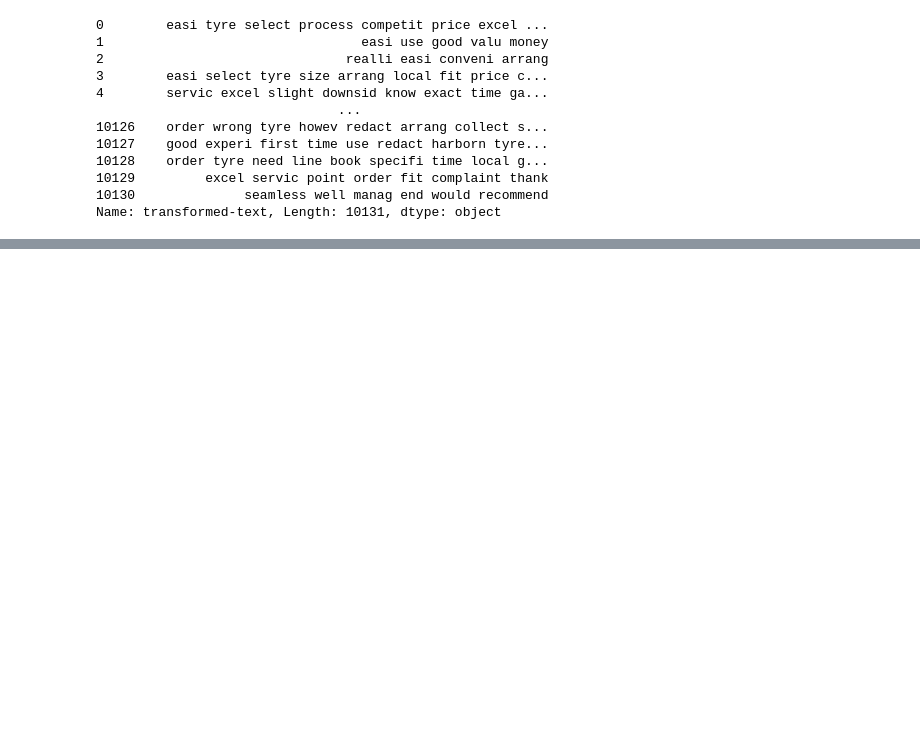
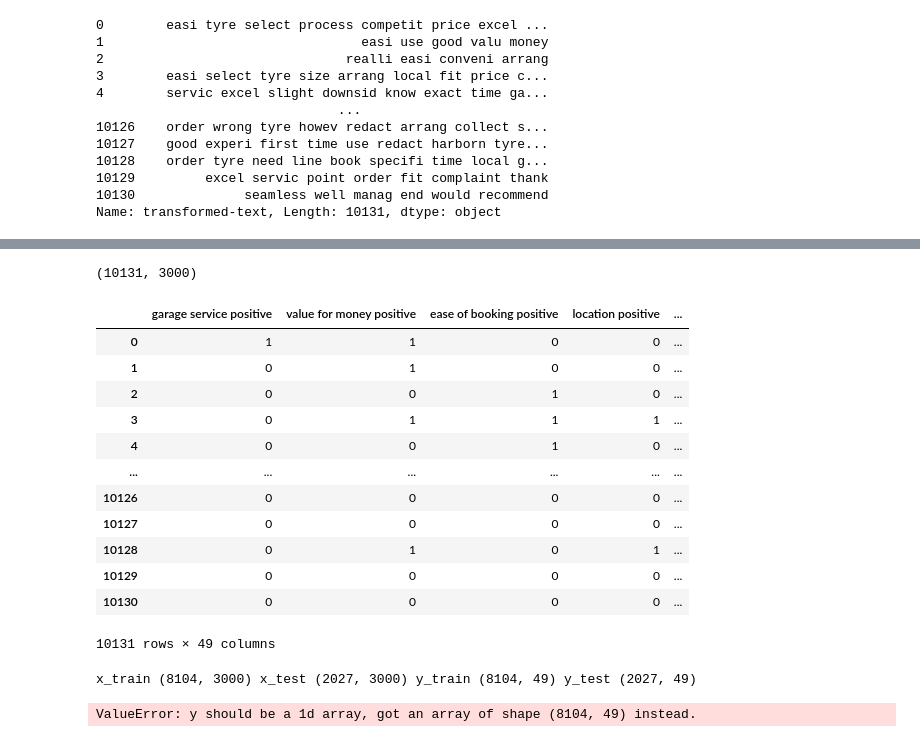
Before and after one commit to PrateekSharma007/Subtheme-Sentiment-Analysis-Task, a Jupyter notebook: main.ipynb, the cells around one changed output, grey strips where cells are left out. Cells and saved outputs as stored; diff of their text form; code cells hidden in the pictures; blank space fills up the shorter version.

```diff
--- a/main.ipynb
+++ b/main.ipynb
@@ -439,3 +439,5 @@ temp_column
 10129         excel servic point order fit complaint thank
 10130              seamless well manag end would recommend
 Name: transformed-text, Length: 10131, dtype: object
+# %%
+mapped_df['Sentence'] = temp_column
@@ -441,0 +454,2 @@ Name: transformed-text, Length: 10131, dtype: object
+# %%
+mapped_df.drop(["num_words","num_sentences","num-character","transformed-text"], axis=1, inplace=True) #we dont need them anymore so lets remove them and keep the data clean
@@ -441,0 +478,22 @@ Name: transformed-text, Length: 10131, dtype: object
+# %%
+X.shape
+# %% [output]
+(10131, 3000)
+# %%
+y = mapped_df[mapped_df.columns[1:]]
+# %%
+y
+# %% [output]
+|  | garage service positive | value for money positive | ease of booking positive | location positive | ... |
+| 0 | 1 | 1 | 0 | 0 | ... |
+| 1 | 0 | 1 | 0 | 0 | ... |
+| 2 | 0 | 0 | 1 | 0 | ... |
+| 3 | 0 | 1 | 1 | 1 | ... |
+| 4 | 0 | 0 | 1 | 0 | ... |
+| ... | ... | ... | ... | ... | ... |
+| 10126 | 0 | 0 | 0 | 0 | ... |
+| 10127 | 0 | 0 | 0 | 0 | ... |
+| 10128 | 0 | 1 | 0 | 1 | ... |
+| 10129 | 0 | 0 | 0 | 0 | ... |
+| 10130 | 0 | 0 | 0 | 0 | ... |
+10131 rows × 49 columns
@@ -441,0 +513,8 @@ Name: transformed-text, Length: 10131, dtype: object
+# %%
+print("x_train" , X_train.shape , 'x_test' , X_test.shape ,"y_train" , y_train.shape , "y_test" ,y_test.shape )
+# %% [output]
+x_train (8104, 3000) x_test (2027, 3000) y_train (8104, 49) y_test (2027, 49)
+# %%
+mnb.fit(X_train,y_train)
+# %% [output]
+ValueError: y should be a 1d array, got an array of shape (8104, 49) instead.
```
Also changed, not shown: parts of 20 cells of this notebook.
